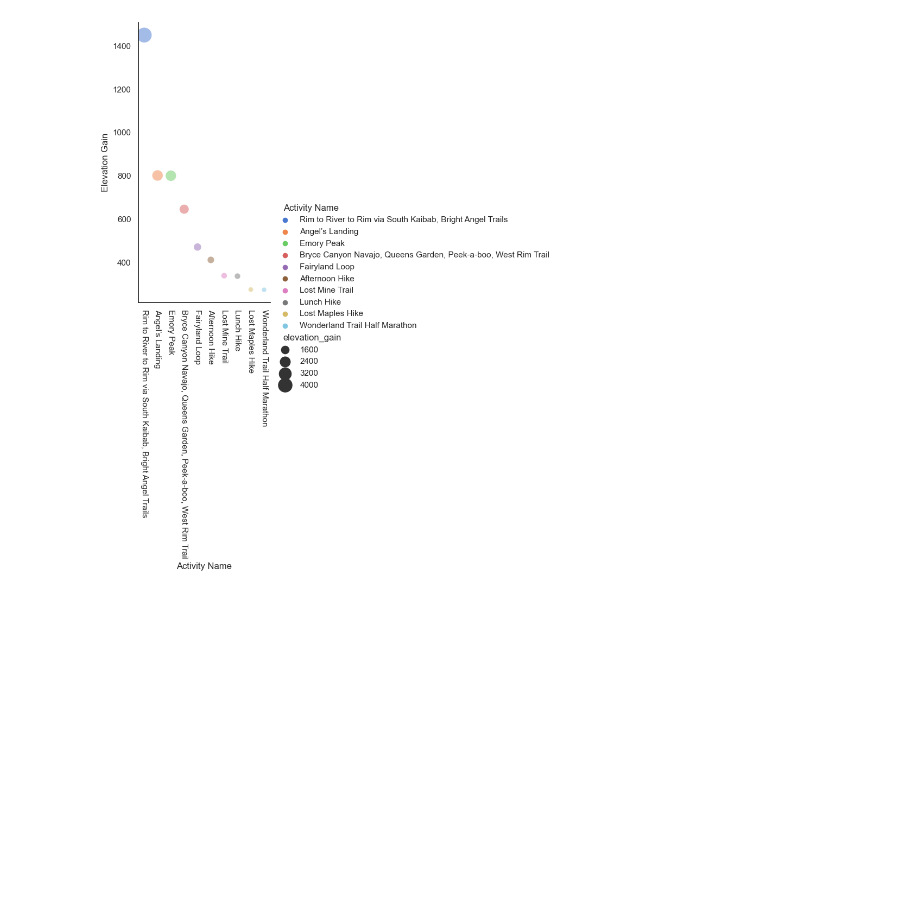
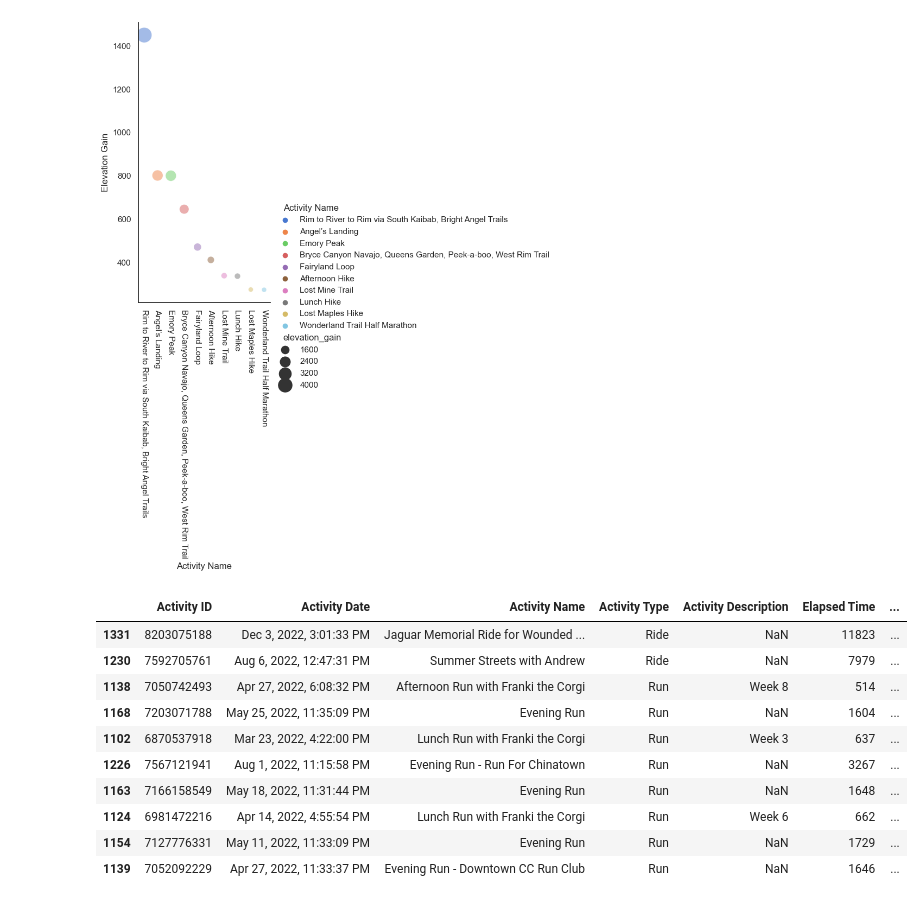
Before and after one commit to dazhaoniel/strava-recap-2022, a Jupyter notebook: strava2022.ipynb, the cells around one changed output. Saved outputs shown, nothing was run; the diff lists cells and outputs as text; code cells hidden in the pictures; blank space fills up the shorter version.

```diff
--- a/strava2022.ipynb
+++ b/strava2022.ipynb
@@ -208,3 +226,19 @@ plt.xticks(rotation=-90)
   Text(8, 0, 'Lost Maples Hike'),
   Text(9, 0, 'Wonderland Trail Half Marathon')])
 [figure]
+# %%
+# fastest activity
+df.sort_values(by=['Average Speed'], ascending=False).head(10)
+# what is the measurement unit for speed?
+# %% [output]
+|  | Activity ID | Activity Date | Activity Name | Activity Type | Activity Description | Elapsed Time | ... |
+| 1331 | 8203075188 | Dec 3, 2022, 3:01:33 PM | Jaguar Memorial Ride for Wounded ... | Ride | NaN | 11823 | ... |
+| 1230 | 7592705761 | Aug 6, 2022, 12:47:31 PM | Summer Streets with Andrew | Ride | NaN | 7979 | ... |
+| 1138 | 7050742493 | Apr 27, 2022, 6:08:32 PM | Afternoon Run with Franki the Corgi | Run | Week 8 | 514 | ... |
+| 1168 | 7203071788 | May 25, 2022, 11:35:09 PM | Evening Run | Run | NaN | 1604 | ... |
+| 1102 | 6870537918 | Mar 23, 2022, 4:22:00 PM | Lunch Run with Franki the Corgi | Run | Week 3 | 637 | ... |
+| 1226 | 7567121941 | Aug 1, 2022, 11:15:58 PM | Evening Run - Run For Chinatown | Run | NaN | 3267 | ... |
+| 1163 | 7166158549 | May 18, 2022, 11:31:44 PM | Evening Run | Run | NaN | 1648 | ... |
+| 1124 | 6981472216 | Apr 14, 2022, 4:55:54 PM | Lunch Run with Franki the Corgi | Run | Week 6 | 662 | ... |
+| 1154 | 7127776331 | May 11, 2022, 11:33:09 PM | Evening Run | Run | NaN | 1729 | ... |
+| 1139 | 7052092229 | Apr 27, 2022, 11:33:37 PM | Evening Run - Downtown CC Run Club | Run | NaN | 1646 | ... |
```
Also changed, not shown: parts of 5 cells of this notebook.
